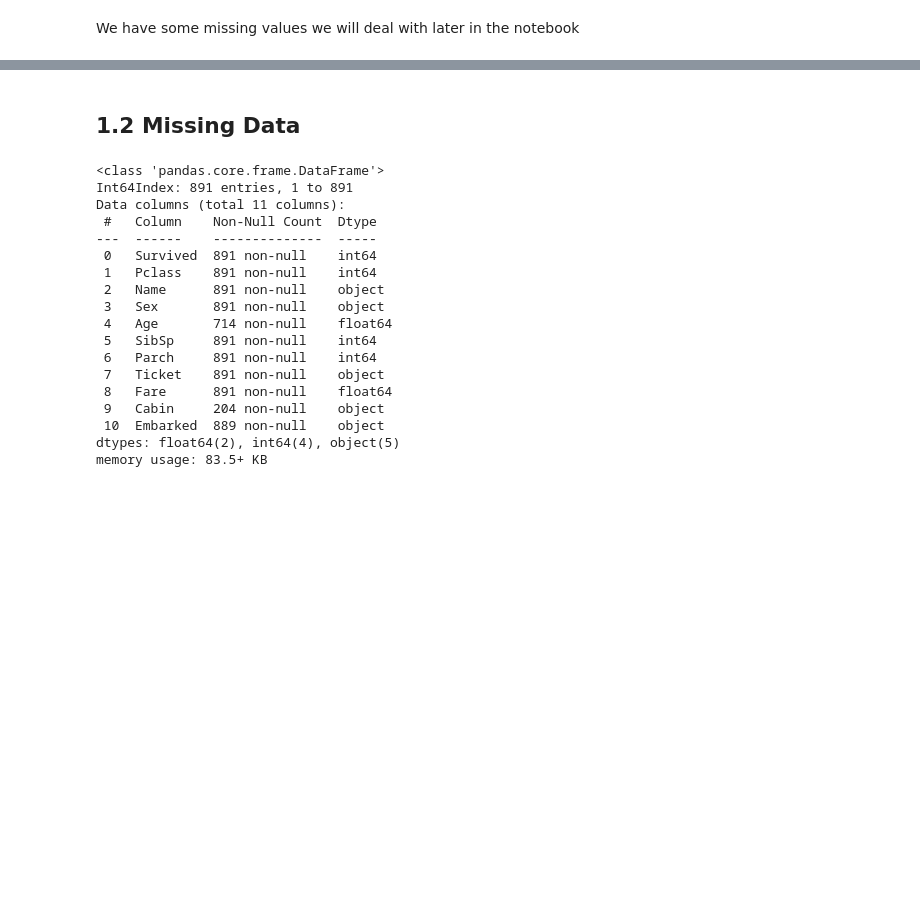
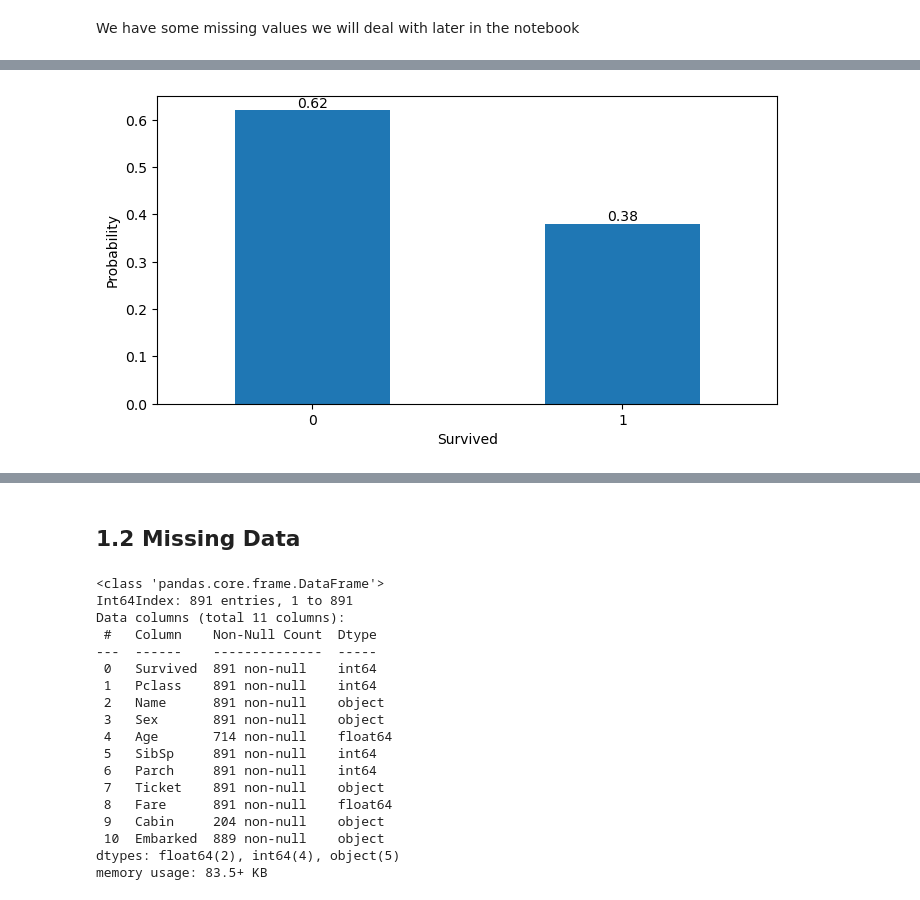
Before and after one commit to emivilla/ds-projects, a Jupyter notebook: titanic/notebook.ipynb, the cells around one changed output, grey strips where cells are left out. Cells and saved outputs as stored; diff of their text form; code cells hidden in the pictures; blank space fills up the shorter version.

```diff
--- a/titanic/notebook.ipynb
+++ b/titanic/notebook.ipynb
@@ -89,0 +102,10 @@ df.describe()
+# %%
+# Check the percentages of passengers taht survived
+fig, ax = plt.subplots(figsize=(8, 4))
+(df_train.groupby(["Survived"])["Survived"].count()/df_train.shape[0]).round(2).plot.bar(rot=0, ax=ax)
+ax.bar_label(ax.containers[0])
+ax.set_ylabel("Probability")
+ax.set_xlabel("Survived")
+plt.show()
+# %% [output]
+[figure, added]
```
Also changed, not shown: parts of 17 cells of this notebook.
